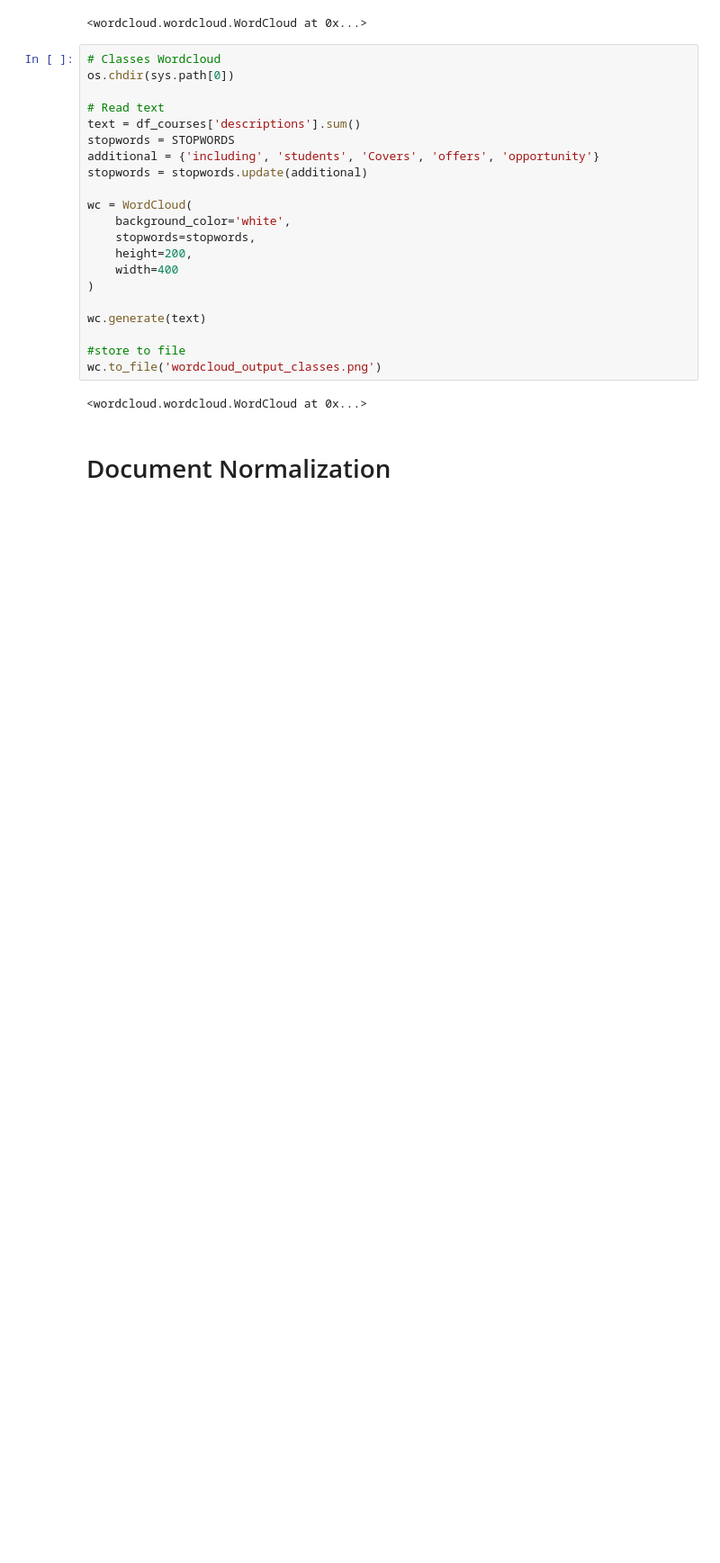
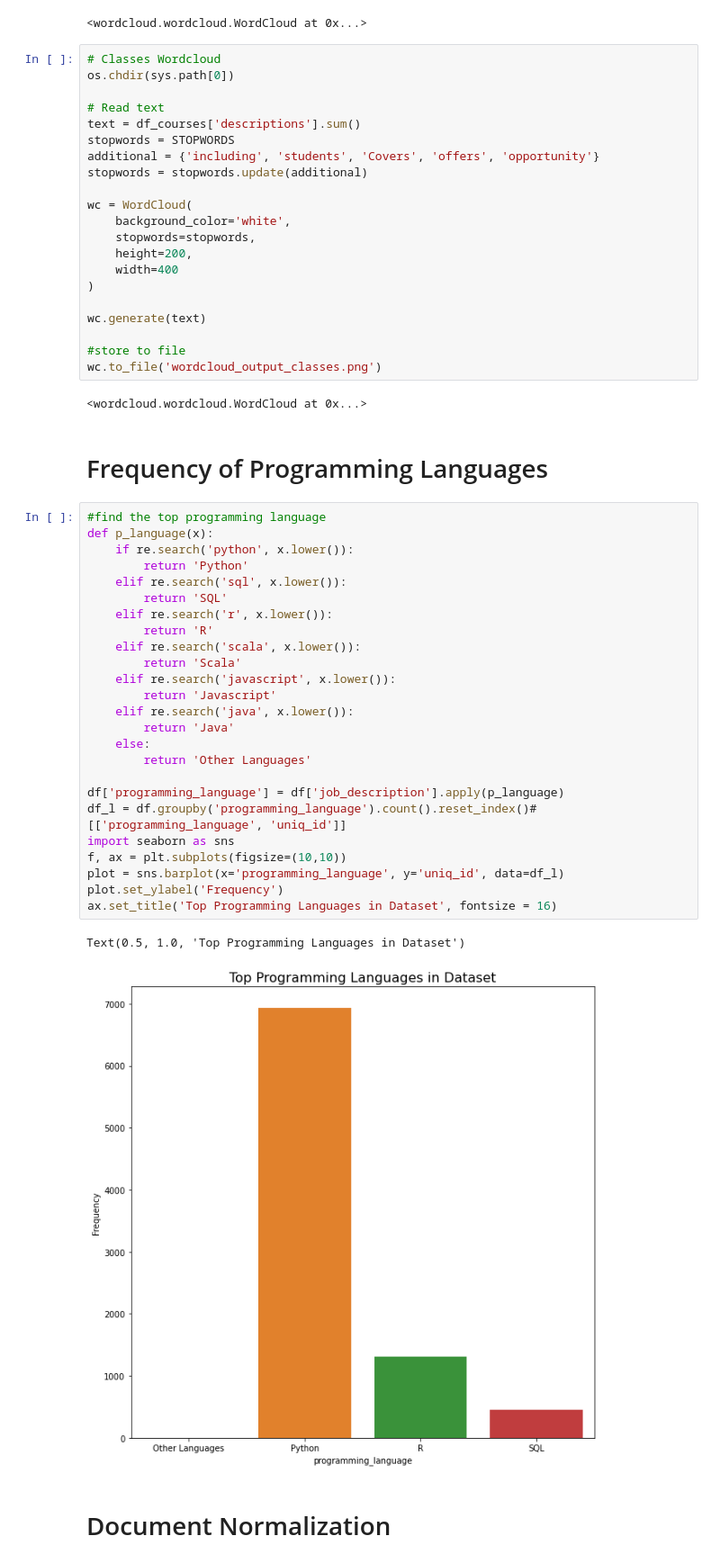
Before and after one commit to wendionwuakpa/jobpostingsproj, a Jupyter notebook: DS_3000_Project.ipynb, the cells around one changed output. Shown at 90% size. Cells and saved outputs as stored; diff of their text form; blank space fills up the shorter version.

```diff
--- a/DS_3000_Project.ipynb
+++ b/DS_3000_Project.ipynb
@@ -188,6 +179,36 @@ wc.generate(text)
 wc.to_file('wordcloud_output_classes.png')
 # %% [output]
 <wordcloud.wordcloud.WordCloud at 0x...>
+# %% [markdown]
+# Frequency of Programming Languages
+# %%
+#find the top programming language
+def p_language(x):
+    if re.search('python', x.lower()):
+        return 'Python'
+    elif re.search('sql', x.lower()):
+        return 'SQL'
+    elif re.search('r', x.lower()):
+        return 'R'
+    elif re.search('scala', x.lower()):
+        return 'Scala'
+    elif re.search('javascript', x.lower()):
+        return 'Javascript'
+    elif re.search('java', x.lower()):
+        return 'Java'
+    else:
+        return 'Other Languages'
+
+df['programming_language'] = df['job_description'].apply(p_language)
+df_l = df.groupby('programming_language').count().reset_index()#[['programming_language', 'uniq_id']]
+import seaborn as sns
+f, ax = plt.subplots(figsize=(10,10))
+plot = sns.barplot(x='programming_language', y='uniq_id', data=df_l)
+plot.set_ylabel('Frequency')
+ax.set_title('Top Programming Languages in Dataset', fontsize = 16)
+# %% [output]
+Text(0.5, 1.0, 'Top Programming Languages in Dataset')
+[figure, added]
 # %% [markdown]
 # Document Normalization
 # %%
```
Also changed, not shown: parts of 25 cells of this notebook.
